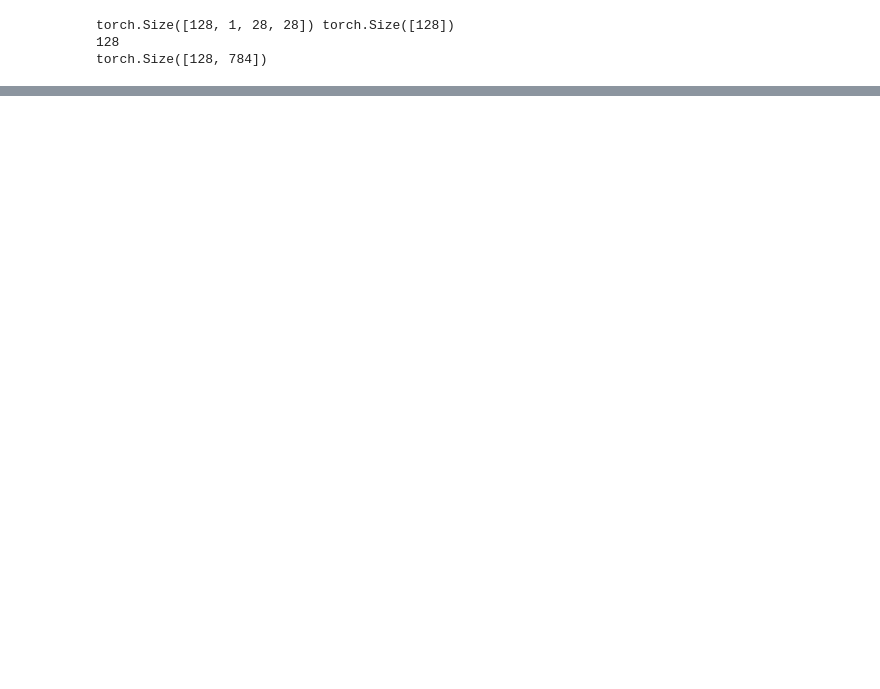
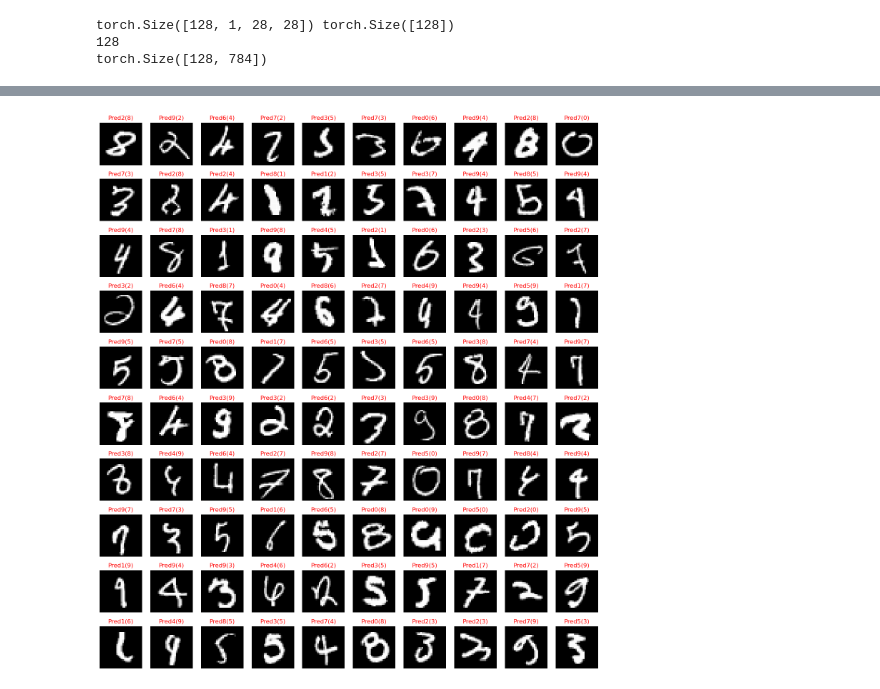
Before and after one commit to Salamamder/learningTorch_v2, a Jupyter notebook: 10_Advance_Example_Multi_Label_Classification.ipynb, the cells around one changed output, grey strips where cells are left out. Drawn from its saved outputs; the diff is of its cells as text; code cells hidden in the pictures; blank space fills up the shorter version.

Commit message:
using torch module and add explaination

```diff
--- a/10_Advance_Example_Multi_Label_Classification.ipynb
+++ b/10_Advance_Example_Multi_Label_Classification.ipynb
@@ -17,7 +17,7 @@ train_rawdata = datasets.MNIST(root = 'data', # 경로 의미하는 것임
 test_dataset = datasets.MNIST(root = 'dataset',
                                train=False,
                                download=True,
-                               transform = transforms.ToTensor)
+                               transform = transforms.ToTensor())
 print('number of training data: ', len(train_rawdata))
 print('number of test data: ', len(test_dataset))
 # %% [output]
@@ -47,7 +47,7 @@ print( len (train_dataset), len(validation_dataset), len(test_dataset))
 batch_size = 128
 train_batches = DataLoader(train_dataset, batch_size=batch_size, shuffle=True)
 val_batches = DataLoader(validation_dataset, batch_size=batch_size, shuffle=True)
-test_dataset = DataLoader(test_dataset, batch_size=batch_size, shuffle=False)
+test_batches = DataLoader(test_dataset, batch_size=batch_size, shuffle=False)
 # %%
 x_train, y_train = next(iter(train_batches)) # 하나만 가져와서 모양 보기
 print(x_train.shape, y_train.shape)
@@ -185,0 +266,4 @@ valid_losses
+# %%
+wrong_idx = pred.ne(y_minibatch).nonzero()[:, 0].numpy().tolist()
+for index in wrong_idx:
+    print(index) # 예측이 틀린거
@@ -185,0 +272,24 @@ valid_losses
+# %%
+# 최종코드
+
+test_loss = 0
+correct = 0
+wrong_samples, wrong_preds, actual_preds = list(), list(), list()
+
+model.eval()
+with torch.no_grad():
+    for x_minibatch, y_minibatch in test_batches:
+        y_test_pred = model(x_minibatch.view(x_minibatch.size(0), -1))
+        test_loss += loss_func(y_test_pred, y_minibatch)
+        pred = torch.argmax(y_test_pred, dim=1)
+        correct += pred.eq(y_minibatch).sum().item()
+
+        wrong_idx = pred.ne(y_minibatch).nonzero()[:, 0].numpy().tolist()
+        for index in wrong_idx:
+            wrong_samples.append(x_minibatch[index]) # 틀린거 인덱스 모으기
+            wrong_preds.append(pred[index])# 잘못 예측한거 모으기
+            actual_preds.append(y_minibatch[index])
+
+test_loss /= len(test_batches.dataset)
+print('Average Test Loss: {:.4f}'.format( test_loss ))
+print('Accuracy: {}/{} ({:.2f}%)'.format( correct, len(test_batches.dataset), 100 * correct / len(test_batches.dataset) ))
@@ -185,0 +301,14 @@ valid_losses
+# %%
+# incorrect 데이터 중, 100개 이미지만 출력해보기
+# 주피터 노트북에서 그림을 주피터 노트북 내에 표시하도록 강제하는 명령
+# %matplotlib inline
+
+plt.figure(figsize=(18 , 20))
+
+for index in range(100):
+    plt.subplot(10, 10, index + 1)
+    plt.axis('off')
+    plt.imshow(wrong_samples[index].numpy( ).reshape(28,28), cmap = "gray")
+    plt.title("Pred" + str(wrong_preds[index].item()) + "(" + str(actual_preds[index].item()) + ")", color='red')
+# %% [output]
+[figure, added]
```
Also changed, not shown: parts of 15 cells of this notebook.
